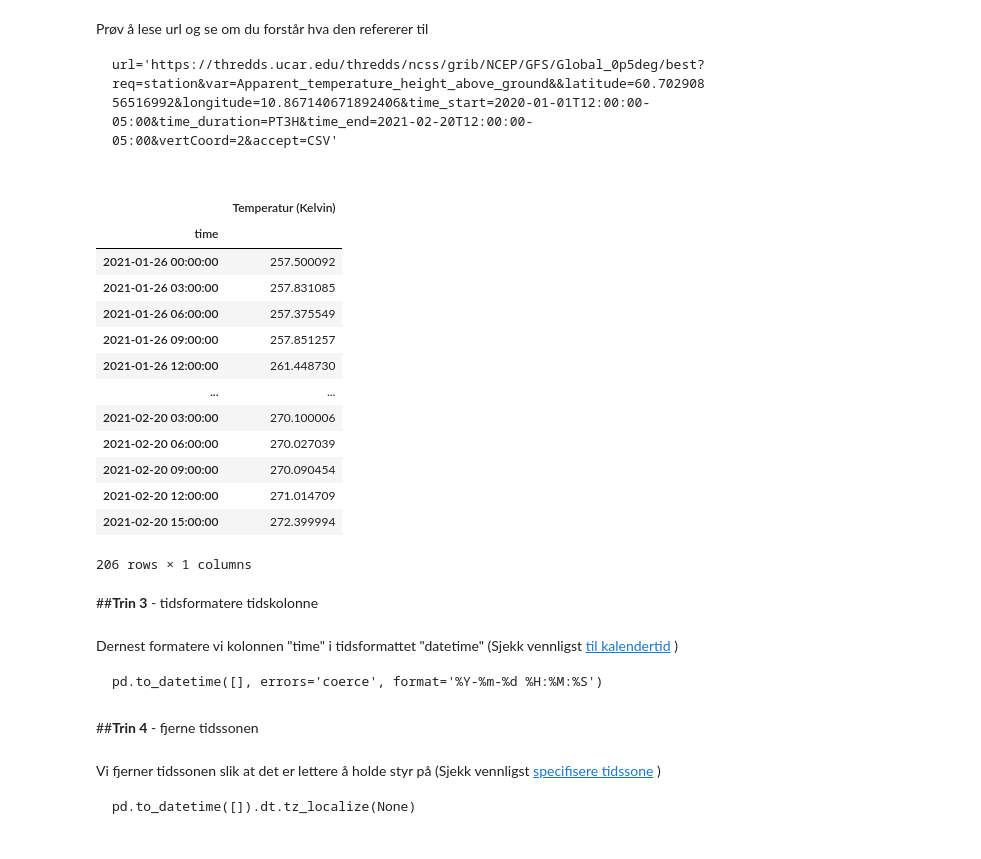
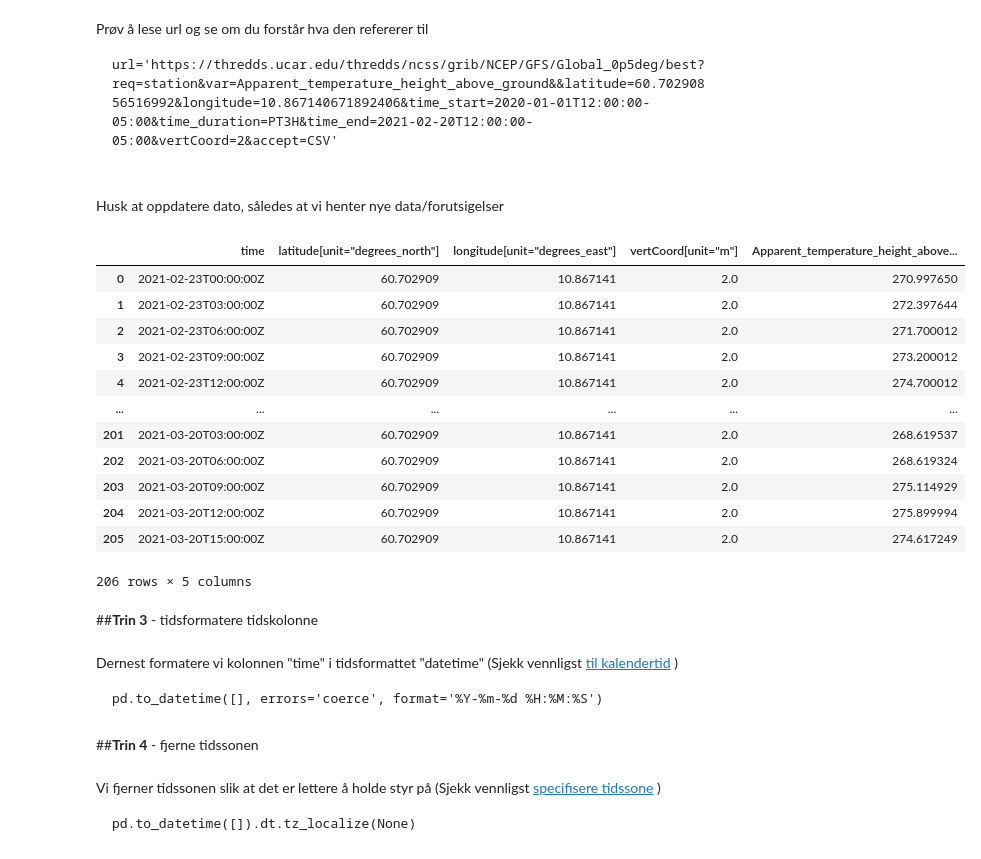
Before and after one commit to Digitaldriftsledelse/Driftsledelse, a Jupyter notebook: IND210/Data/1_Portfolio problematik_1_3_Tidsserier.ipynb, the cells around one changed output. Drawn from its saved outputs; the diff is of its cells as text; code cells hidden in the pictures.

````diff
--- a/IND210/Data/1_Portfolio problematik_1_3_Tidsserier.ipynb
+++ b/IND210/Data/1_Portfolio problematik_1_3_Tidsserier.ipynb
@@ -94,25 +98,31 @@ Prøv å lese url og se om du forstår hva den refererer til
 url='https://thredds.ucar.edu/thredds/ncss/grib/NCEP/GFS/Global_0p5deg/best?req=station&var=Apparent_temperature_height_above_ground&&latitude=60.70290856516992&longitude=10.867140671892406&time_start=2020-01-01T12:00:00-05:00&time_duration=PT3H&time_end=2021-02-20T12:00:00-05:00&vertCoord=2&accept=CSV'
 
 ```
+# %% [markdown]
+Husk at oppdatere dato, således at vi henter nye data/forutsigelser
+# %%
+start_dato="2020-02-01"
+slut_dato="2021-03-20"
 # %%
-url='https://thredds.ucar.edu/thredds/ncss/grib/NCEP/GFS/Global_0p5deg/best?req=station&var=Apparent_temperature_height_above_ground&&latitude=60.70290856516992&longitude=10.867140671892406&time_start=2020-01-01T12:00:00-05:00&time_duration=PT3H&time_end=2021-02-20T12:00:00-05:00&vertCoord=2&accept=CSV' #Pressure_reduced_to_MSL_msl Albedo_surface_Mixed_intervals_Average
+url='https://thredds.ucar.edu/thredds/ncss/grib/NCEP/GFS/Global_0p5deg/best?req=station&var=Apparent_temperature_height_above_ground&&latitude=60.70290856516992&longitude=10.867140671892406&time_start='+start_dato+'T12:00:00-05:00&time_duration=PT3H&time_end='+slut_dato+'T12:00:00-05:00&vertCoord=2&accept=CSV' #Pressure_reduced_to_MSL_msl Albedo_surface_Mixed_intervals_Average
 temp  = pd.read_csv(url)
+temp
 # %% [output]
-|  | Temperatur (Kelvin) |
-| time |  |
-| 2021-01-26 00:00:00 | 257.500092 |
-| 2021-01-26 03:00:00 | 257.831085 |
-| 2021-01-26 06:00:00 | 257.375549 |
-| 2021-01-26 09:00:00 | 257.851257 |
-| 2021-01-26 12:00:00 | 261.448730 |
-| ... | ... |
-| 2021-02-20 03:00:00 | 270.100006 |
-| 2021-02-20 06:00:00 | 270.027039 |
-| 2021-02-20 09:00:00 | 270.090454 |
-| 2021-02-20 12:00:00 | 271.014709 |
-| 2021-02-20 15:00:00 | 272.399994 |
+|  | time | latitude[unit="degrees_north"] | longitude[unit="degrees_east"] | vertCoord[unit="m"] | Apparent_temperature_height_above... |
+| 0 | 2021-02-23T00:00:00Z | 60.702909 | 10.867141 | 2.0 | 270.997650 |
+| 1 | 2021-02-23T03:00:00Z | 60.702909 | 10.867141 | 2.0 | 272.397644 |
+| 2 | 2021-02-23T06:00:00Z | 60.702909 | 10.867141 | 2.0 | 271.700012 |
+| 3 | 2021-02-23T09:00:00Z | 60.702909 | 10.867141 | 2.0 | 273.200012 |
+| 4 | 2021-02-23T12:00:00Z | 60.702909 | 10.867141 | 2.0 | 274.700012 |
+| ... | ... | ... | ... | ... | ... |
+| 201 | 2021-03-20T03:00:00Z | 60.702909 | 10.867141 | 2.0 | 268.619537 |
+| 202 | 2021-03-20T06:00:00Z | 60.702909 | 10.867141 | 2.0 | 268.619324 |
+| 203 | 2021-03-20T09:00:00Z | 60.702909 | 10.867141 | 2.0 | 275.114929 |
+| 204 | 2021-03-20T12:00:00Z | 60.702909 | 10.867141 | 2.0 | 275.899994 |
+| 205 | 2021-03-20T15:00:00Z | 60.702909 | 10.867141 | 2.0 | 274.617249 |
-206 rows × 1 columns
+206 rows × 5 columns
 # %% [markdown]
+<a name="Trin_3"></a>
 ##**Trin 3** -  tidsformatere tidskolonne
 # %% [markdown]
 
@@ -125,6 +135,7 @@ pd.to_datetime([], errors='coerce', format='%Y-%m-%d %H:%M:%S')
 # %%
 temp.time = pd.to_datetime(temp.time, errors='coerce', format='%Y-%m-%d %H:%M:%S')
 # %% [markdown]
+<a name="Trin_4"></a>
 ##**Trin 4** -  fjerne tidssonen
 # %% [markdown]
 
````
Also changed, not shown: parts of 15 cells of this notebook.
